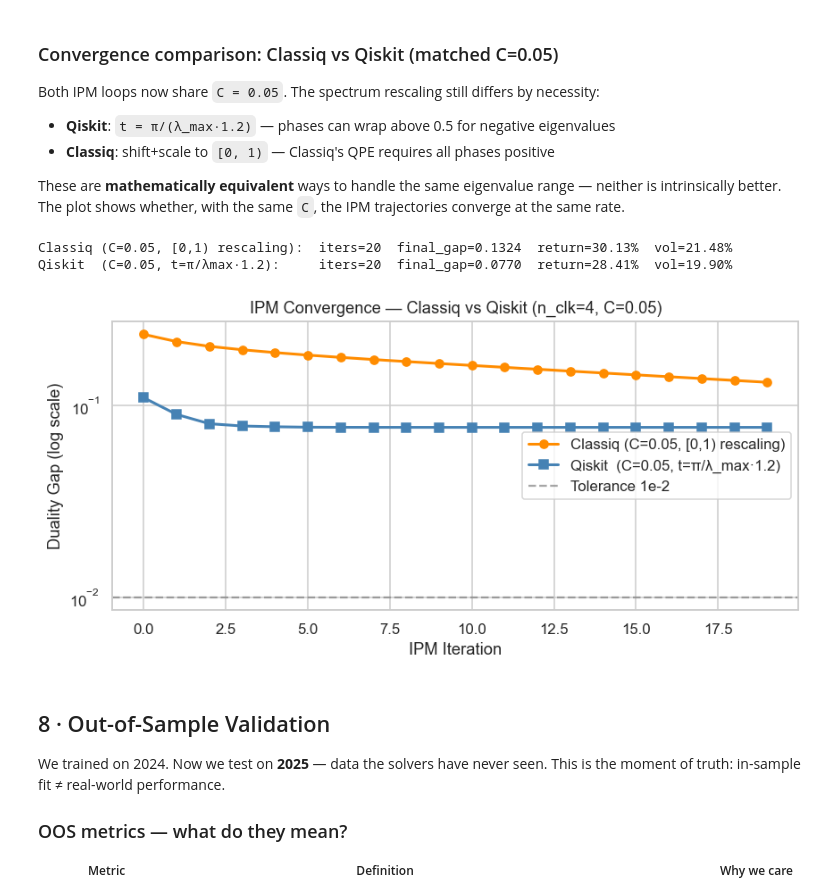
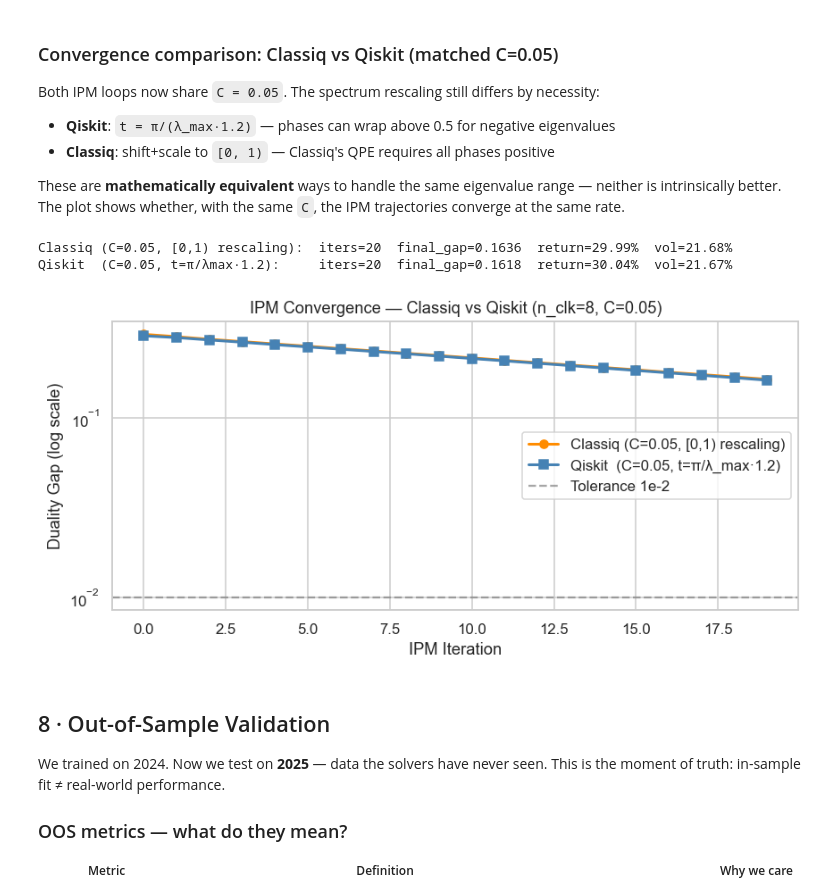
Before and after one commit to Nadav138/QApp, a Jupyter notebook: workshop/classiq_quantum_portfolio_tutorial.ipynb, the cells around one changed output. Saved outputs shown, nothing was run; the diff lists cells and outputs as text; code cells hidden in the pictures.

```diff
--- a/workshop/classiq_quantum_portfolio_tutorial.ipynb
+++ b/workshop/classiq_quantum_portfolio_tutorial.ipynb
@@ -1083,17 +1140,18 @@ print("✅  run_socp_quantum_ipm defined")
 # %% [markdown]
 Calling it following the configuration we defined at the beginning of the notebook:
 # %%
-print("Running Quantum IPM  (n_clk=4, 5 assets — expect ~1–3 min)\n")
+print(f"Running Quantum IPM  (n_clk={CONFIG['quantum_qipm_n_clk']}, {n} assets — expect ~5 min; converges in ~115 iterations)\n")
 t_start = time.time()
 
 w_qipm, ipm_gaps = run_socp_quantum_ipm(
     mu_vec, M_mat,
     target_return     = CONFIG["target_return"],
     max_weight        = CONFIG["max_weight"],
-    max_iter          = 20,
-    tol               = 1e-2,   # relaxed from 1e-3: HHL noise (n_clk=4) floors the achievable gap here
-    n_clk             = CONFIG["quantum_hhl_n_clk"],
+    max_iter          = 120,
+    tol               = 1e-2,   # full 1e-2 needs ~115 short steps
+    n_clk             = CONFIG["quantum_qipm_n_clk"],
     use_adaptive_step = CONFIG["quantum_ipm_use_adaptive_step"],
+    # use_real_classiq = True,   # ← run EVERY Newton step on real Classiq (synth+exec; ~hours)
 )
 elapsed_qipm = time.time() - t_start
 # %% [output]
@@ -1169,11 +1227,14 @@ print(f"   Annual volatility: {std_qipm:.2%}")
 </details>
 # %%
 fig, ax = plt.subplots(figsize=(7, 3.5))
-ax.semilogy(ipm_gaps, marker="o", color="darkorange", linewidth=2, label="Quantum IPM")
+k = np.arange(len(ipm_gaps))
+sigma_th = 1 - 0.1/np.sqrt(1 + 2*n)
+ax.semilogy(k, ipm_gaps, marker="o", color="darkorange", linewidth=2, label="Quantum IPM")
+ax.semilogy(k, ipm_gaps[0] * sigma_th**k, linestyle="--", color="steelblue", label=r"Theory $\nu_0 \cdot \sigma^k$")
 ax.axhline(1e-2, color="gray", linestyle="--", alpha=0.7, label="Tolerance 1e-2")
 ax.set_xlabel("Iteration")
 ax.set_ylabel("Duality Gap (log scale)")
-ax.set_title("Quantum IPM — Convergence  (gap shrinks every iteration)")
+ax.set_title(r"Quantum IPM — Convergence (short-step rate $\sigma \approx 0.97$)")
 ax.legend()
 plt.tight_layout()
 plt.show()
@@ -1188,13 +1253,23 @@ Notice it has the **same four stages** as the plain HHL program in § 3 — just
 # %%
-print("Synthesising the real Classiq HHL program for the final IPM Newton step…")
+# Re-run the FINAL QIPM Newton step for real on Classiq: synthesise + state-vector
+# execute the same Qmod HHL from §3 on the larger 44-dim KKT, then visualise it.
+K_last, r_last, nclk_last, pad_last = last_newton_system
+
 try:
-    K_last, r_last, nclk_last, pad_last = last_newton_system
-    build_hhl_program(K_last, r_last, n_clk=nclk_last, pad_eig=pad_last)   # synthesis only
+    t0 = time.time()
+    dz_real = classiq_hhl_solve(K_last, r_last, n_clk=nclk_last,
+                                pad_eig=pad_last, preferences=FAST_SYNTHESIS)
+    elapsed = time.time() - t0
+
+    dz_emu = quantum_newton_solver(K_last, r_last, n_clk=nclk_last, pad_eig=pad_last)
+    cos = float(dz_real @ dz_emu / (np.linalg.norm(dz_real) * np.linalg.norm(dz_emu) + 1e-30))
     _w, _d = _prog_stats(last_qprog)
-    print(f"Final-step Classiq HHL program — width: {_w} qubits | depth: {_d}")
+
+    print(f"Real Classiq HHL Newton step — synthesised + executed in {elapsed:.0f} s")
+    print(f"Program width: {_w} qubits | depth: {_d}")
+    print(f"Direction vs. the loop's emulator: cosine = {cos:.4f}   (1.0000 = identical)")
     show(last_qprog)
 except Exception as e:
-    print(f"(Could not synthesise the larger final-step circuit: {e})")
-    print("Showing the §3 demo program instead.")
-    show(last_qprog)
+    print(f"(Real Classiq synthesis/execution unavailable: {e})")
+    print("The loop's emulator result stands; see §3 for a runnable real HHL program.")
 # %% [output]
@@ -1285,7 +1364,7 @@ These are **mathematically equivalent** ways to handle the same eigenvalue range
 # %%
 # Convergence comparison — same C=0.05, each implementation uses its own rescaling
 
-def qiskit_newton_solver(K_mat, r_vec, n_clk=4, pad_eig=0.1):
+def qiskit_newton_solver(K_mat, r_vec, n_clk=8, pad_eig=0.1):
     """Exact Qiskit HHL emulator from the original notebook (C=0.05)."""
     K_herm = (K_mat + K_mat.T) / 2
     dim = len(K_herm); n_sys = int(np.ceil(np.log2(dim))); dim_pad = 2**n_sys
@@ -1345,36 +1424,36 @@ def run_ipm_with(solver_fn, max_iter=20, tol=1e-2):
             ds0,dst=ds[0],ds[1:1+m]; s0v,stv=s[0],s[1:1+m]
             ad=ds0**2-dst@dst; bd=2*(s0v*ds0-stv@dst); cd=s0v**2-stv@stv; aLms=1.0
             if ad<0 or bd<0:
                 rts=[r.real for r in np.roots([ad,bd,cd]) if np.isreal(r) and r.real>0]
                 if rts: aLms=min(rts)
             alpha=min(1.0,0.95*min(aL0x,aL0s,aLmx,aLms))
         else: alpha=0.5
         x+=alpha*dx; y+=alpha*dy; s+=alpha*ds
         x[0]=max(x[0],np.linalg.norm(x[1:1+m])+1e-4); x[1+m:]=np.maximum(x[1+m:],1e-6)
         s[0]=max(s[0],np.linalg.norm(s[1:1+m])+1e-4); s[1+m:]=np.maximum(s[1+m:],1e-6)
         gap_val=abs(np.dot(x,s)/r_cones); gaps.append(gap_val)
         if gap_val<tol: break
     w=x[1+m:1+m+n_a]; w=np.maximum(w,0.0); w/=(w.sum()+1e-14)
     return w, gaps
 
 nclk = CONFIG["quantum_hhl_n_clk"]
 w_c, gaps_c = run_ipm_with(lambda K,r: quantum_newton_solver(K, r, n_clk=nclk))
 w_q, gaps_q = run_ipm_with(lambda K,r: qiskit_newton_solver(K,  r, n_clk=nclk))
 
 print(f"Classiq (C=0.05, [0,1) rescaling):  iters={len(gaps_c)}  final_gap={gaps_c[-1]:.4f}  return={float(w_c@mu_vec):.2%}  vol={float(np.sqrt(w_c@cov_mat@w_c)):.2%}")
 print(f"Qiskit  (C=0.05, t=π/λmax·1.2):     iters={len(gaps_q)}  final_gap={gaps_q[-1]:.4f}  return={float(w_q@mu_vec):.2%}  vol={float(np.sqrt(w_q@cov_mat@w_q)):.2%}")
 
 fig, ax = plt.subplots(figsize=(8, 4))
 ax.semilogy(gaps_c, marker="o", color="darkorange", linewidth=2, label="Classiq (C=0.05, [0,1) rescaling)")
 ax.semilogy(gaps_q, marker="s", color="steelblue",  linewidth=2, label="Qiskit  (C=0.05, t=π/λ_max·1.2)")
 ax.axhline(1e-2, color="gray", linestyle="--", alpha=0.7, label="Tolerance 1e-2")
 ax.set_xlabel("IPM Iteration"); ax.set_ylabel("Duality Gap (log scale)")
 ax.set_title(f"IPM Convergence — Classiq vs Qiskit (n_clk={nclk}, C=0.05)")
 ax.legend(); plt.tight_layout(); plt.show()
 # %% [output]
-Classiq (C=0.05, [0,1) rescaling):  iters=20  final_gap=0.1324  return=30.13%  vol=21.48%
-Qiskit  (C=0.05, t=π/λmax·1.2):     iters=20  final_gap=0.0770  return=28.41%  vol=19.90%
+Classiq (C=0.05, [0,1) rescaling):  iters=20  final_gap=0.1636  return=29.99%  vol=21.68%
+Qiskit  (C=0.05, t=π/λmax·1.2):     iters=20  final_gap=0.1618  return=30.04%  vol=21.67%
-[figure, old version]
+[figure, new version]
 # %% [markdown]
 ## 8 · Out-of-Sample Validation
 
```
Also changed, not shown: parts of 38 cells of this notebook, 2 other files.
